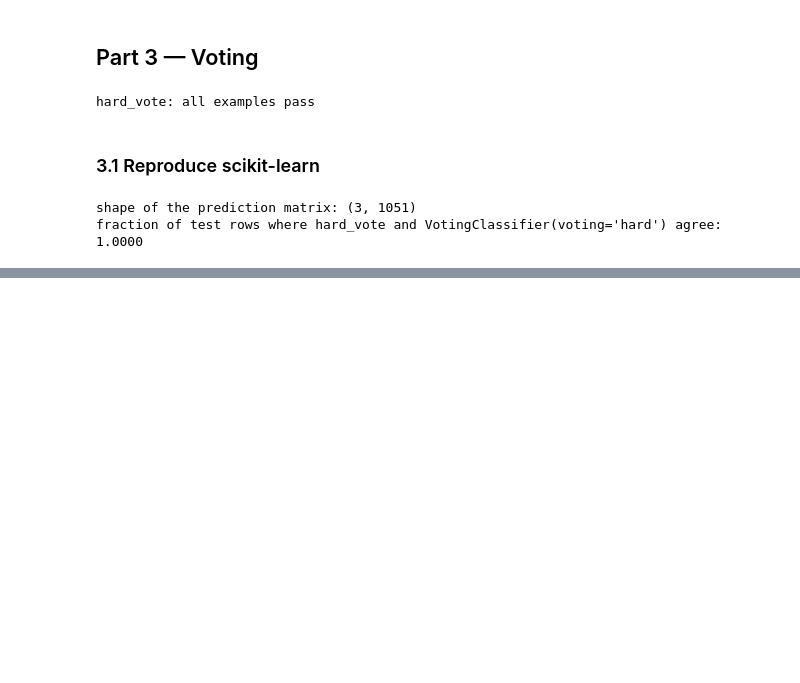
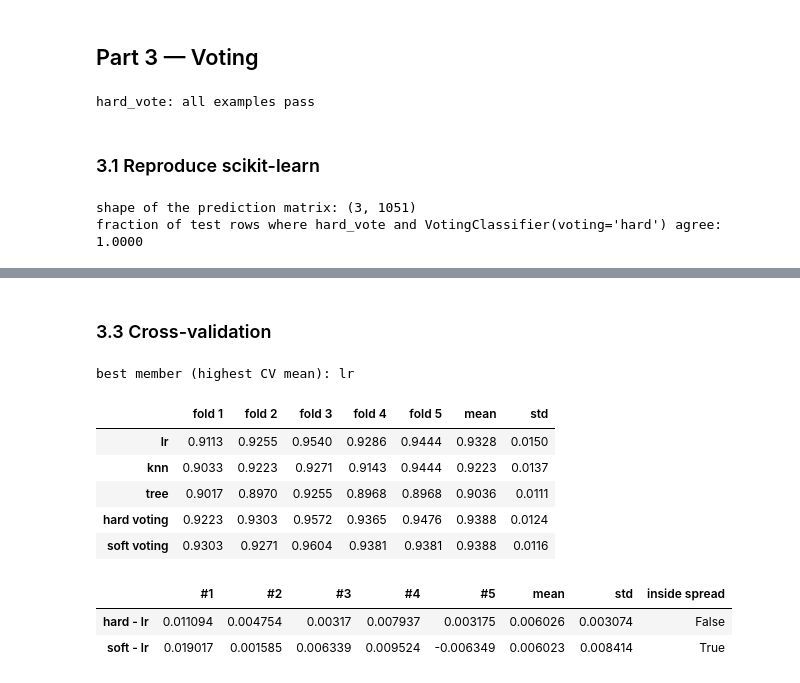
Before and after one commit to Uni-courses-CSS3004-ENG-1/task-04-ML-course, a Jupyter notebook: Imamsidikov_task4.ipynb, the cells around one changed output, grey strips where cells are left out. Drawn from its saved outputs; the diff is of its cells as text; code cells hidden in the pictures; blank space fills up the shorter version.

Commit message:
Part 3: member disagreement table, CV of members and hard/soft voting, paired differences and answers
Co-Authored-By: Claude Opus 5.5 <noreply@anthropic.com>

```diff
--- a/Imamsidikov_task4.ipynb
+++ b/Imamsidikov_task4.ipynb
@@ -418,0 +434,25 @@ fraction of test rows where hard_vote and VotingClassifier(voting='hard') agree:
+# %% [markdown]
+### 3.3 Cross-validation
+# %%
+hard = VotingClassifier(members, voting="hard")
+soft = VotingClassifier(members, voting="soft")
+scores3 = {"lr": scores["lr"], "knn": cv_scores(knn), "tree": scores["tree"],
+           "hard voting": cv_scores(hard), "soft voting": cv_scores(soft)}
+best_member = max(["lr", "knn", "tree"], key=lambda k: scores3[k].mean())     # chosen on the training folds
+print("best member (highest CV mean):", best_member)
+fold_table(scores3).round(4)
+# %% [output]
+best member (highest CV mean): lr
+|  | fold 1 | fold 2 | fold 3 | fold 4 | fold 5 | mean | std |
+| lr | 0.9113 | 0.9255 | 0.9540 | 0.9286 | 0.9444 | 0.9328 | 0.0150 |
+| knn | 0.9033 | 0.9223 | 0.9271 | 0.9143 | 0.9444 | 0.9223 | 0.0137 |
+| tree | 0.9017 | 0.8970 | 0.9255 | 0.8968 | 0.8968 | 0.9036 | 0.0111 |
+| hard voting | 0.9223 | 0.9303 | 0.9572 | 0.9365 | 0.9476 | 0.9388 | 0.0124 |
+| soft voting | 0.9303 | 0.9271 | 0.9604 | 0.9381 | 0.9381 | 0.9388 | 0.0116 |
+# %%
+pd.DataFrame({f"hard - {best_member}": paired(scores3["hard voting"], scores3[best_member]),
+              f"soft - {best_member}": paired(scores3["soft voting"], scores3[best_member])}).T.round(4)
+# %% [output]
+|  | #1 | #2 | #3 | #4 | #5 | mean | std | inside spread |
+| hard - lr | 0.011094 | 0.004754 | 0.00317 | 0.007937 | 0.003175 | 0.006026 | 0.003074 | False |
+| soft - lr | 0.019017 | 0.001585 | 0.006339 | 0.009524 | -0.006349 | 0.006023 | 0.008414 | True |
```
Also changed, not shown: parts of 3 cells of this notebook.
